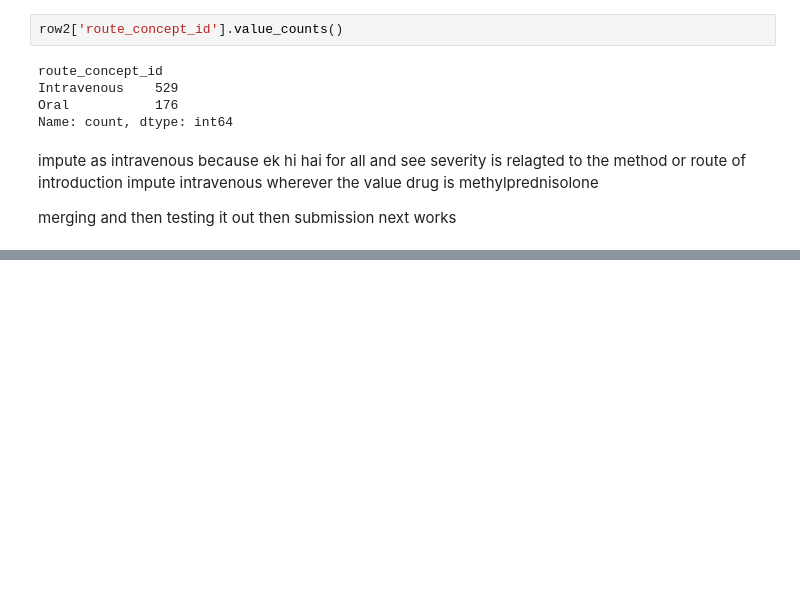
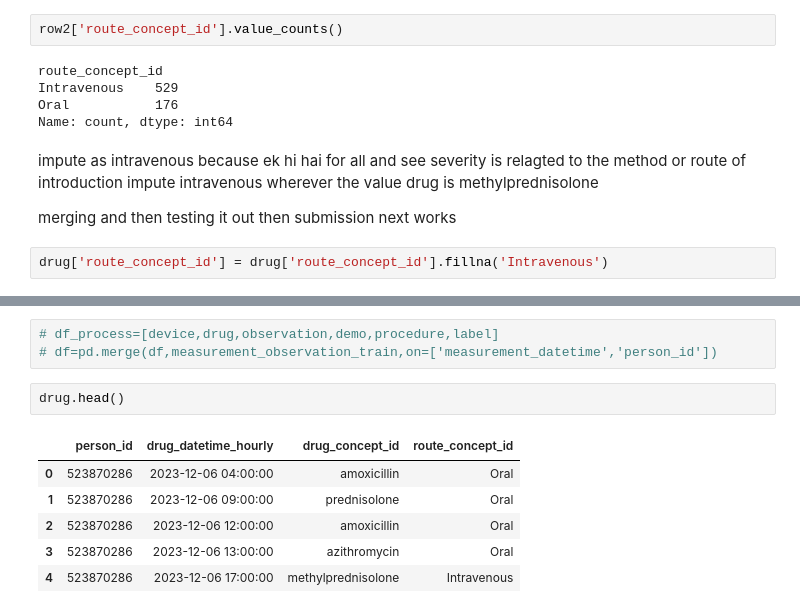
Before and after one commit to shradiphylleia/phems, a Jupyter notebook: pehms.ipynb, the cells around one changed output, grey strips where cells are left out. Cells and saved outputs as stored; diff of their text form; blank space fills up the shorter version.

```diff
--- a/pehms.ipynb
+++ b/pehms.ipynb
@@ -507,3 +497,5 @@ impute intravenous wherever the value drug is methylprednisolone
 
 merging and then testing it out then submission
 next works
+# %%
+drug['route_concept_id'] = drug['route_concept_id'].fillna('Intravenous')
@@ -509,0 +638,12 @@ next works
+# %%
+# df_process=[device,drug,observation,demo,procedure,label]
+# df=pd.merge(df,measurement_observation_train,on=['measurement_datetime','person_id'])
+# %%
+drug.head()
+# %% [output]
+|  | person_id | drug_datetime_hourly | drug_concept_id | route_concept_id |
+| 0 | 523870286 | 2023-12-06 04:00:00 | amoxicillin | Oral |
+| 1 | 523870286 | 2023-12-06 09:00:00 | prednisolone | Oral |
+| 2 | 523870286 | 2023-12-06 12:00:00 | amoxicillin | Oral |
+| 3 | 523870286 | 2023-12-06 13:00:00 | azithromycin | Oral |
+| 4 | 523870286 | 2023-12-06 17:00:00 | methylprednisolone | Intravenous |
```
Also changed, not shown: parts of 22 cells of this notebook.
